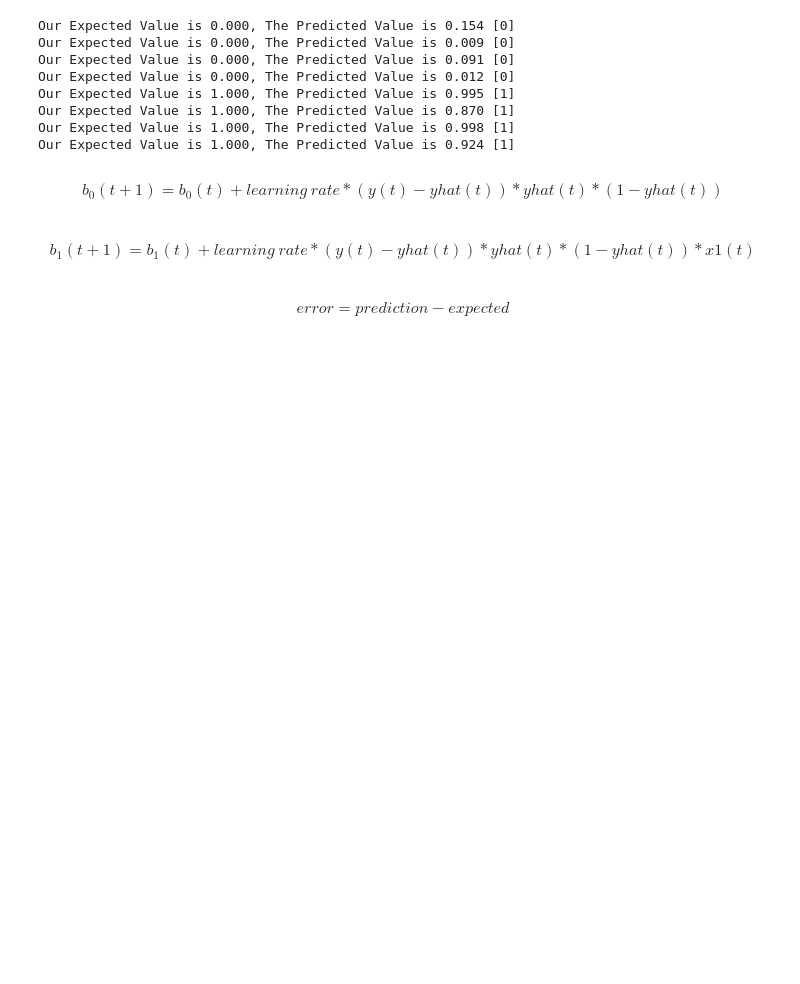
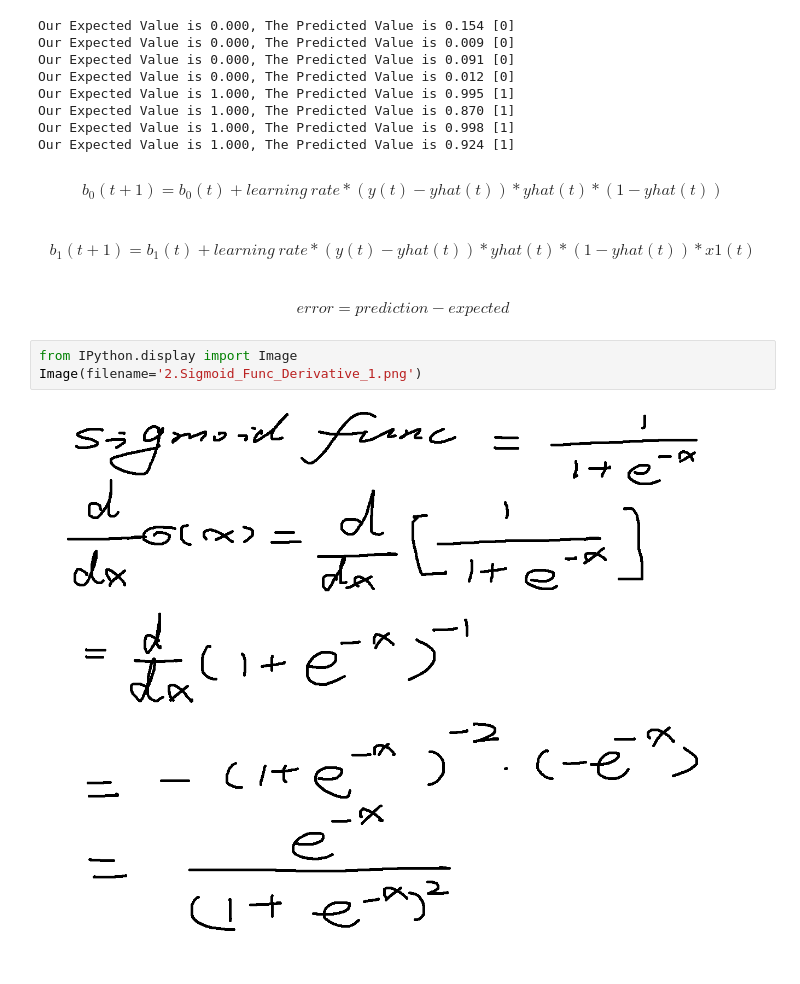
Before and after one commit to williamjiamin/Pure_Python_for_DS_ML, a Jupyter notebook: 10.Logistic回归/1.Logistic_Regression_Intro.ipynb, the cells around one changed output. Saved outputs shown, nothing was run; the diff lists cells and outputs as text; blank space fills up the shorter version.

```diff
--- a/10.Logistic回归/1.Logistic_Regression_Intro.ipynb
+++ b/10.Logistic回归/1.Logistic_Regression_Intro.ipynb
@@ -96,3 +96,8 @@ Our Expected Value is 1.000, The Predicted Value is 0.924 [1]
 $$b_0(t+1) = b_0(t)+ learning \: rate * (y(t)-yhat(t))*yhat(t) *(1-yhat(t))$$<br>
 $$b_1(t+1) = b_1(t)+ learning \: rate * (y(t)-yhat(t))*yhat(t) *(1-yhat(t))*x1(t)$$<br>
 $$error = prediction - expected $$
+# %%
+from IPython.display import Image
+Image(filename='2.Sigmoid_Func_Derivative_1.png')
+# %% [output]
+[figure, added]
```
Also changed, not shown: parts of 3 cells of this notebook, 6 other files.
